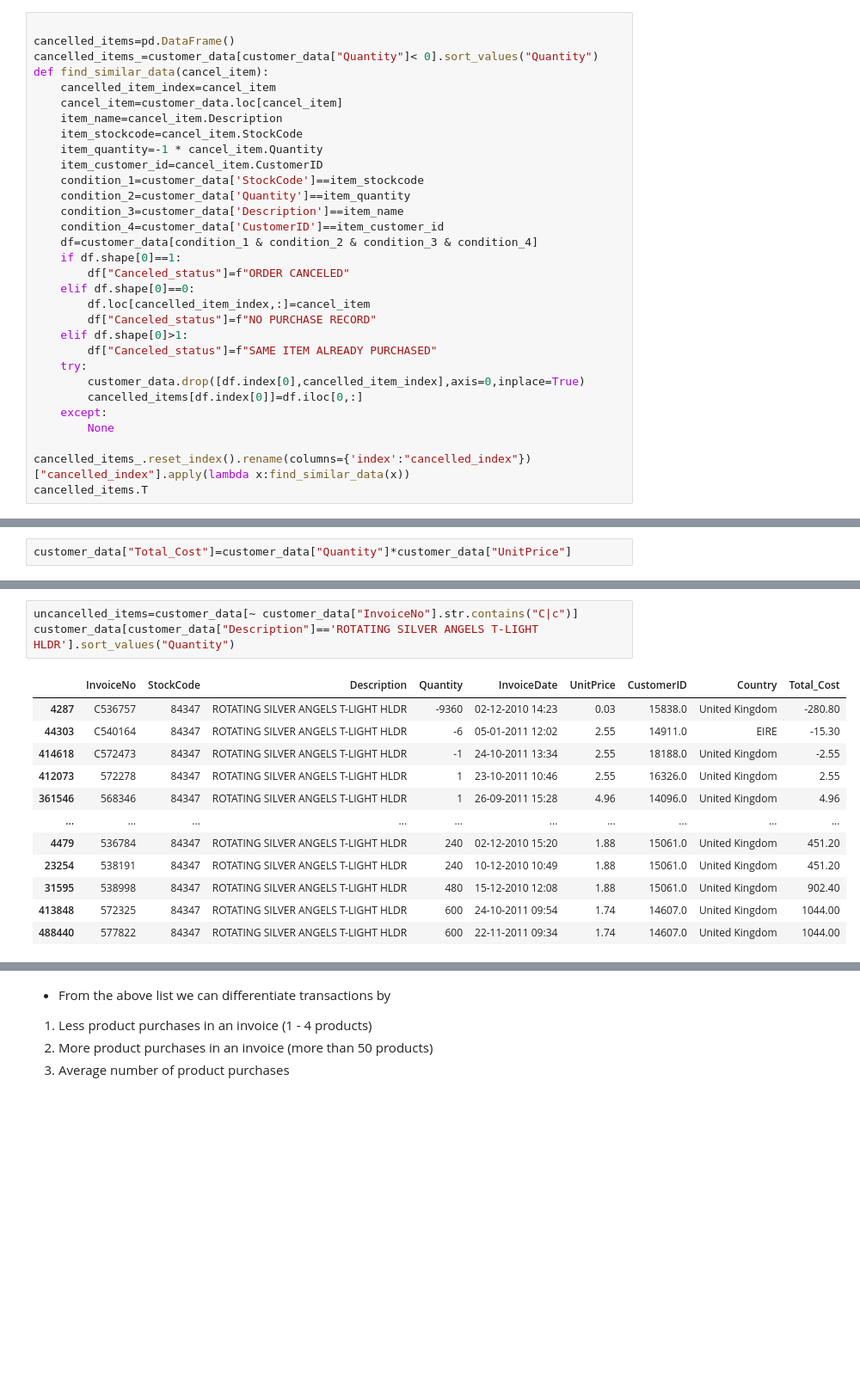
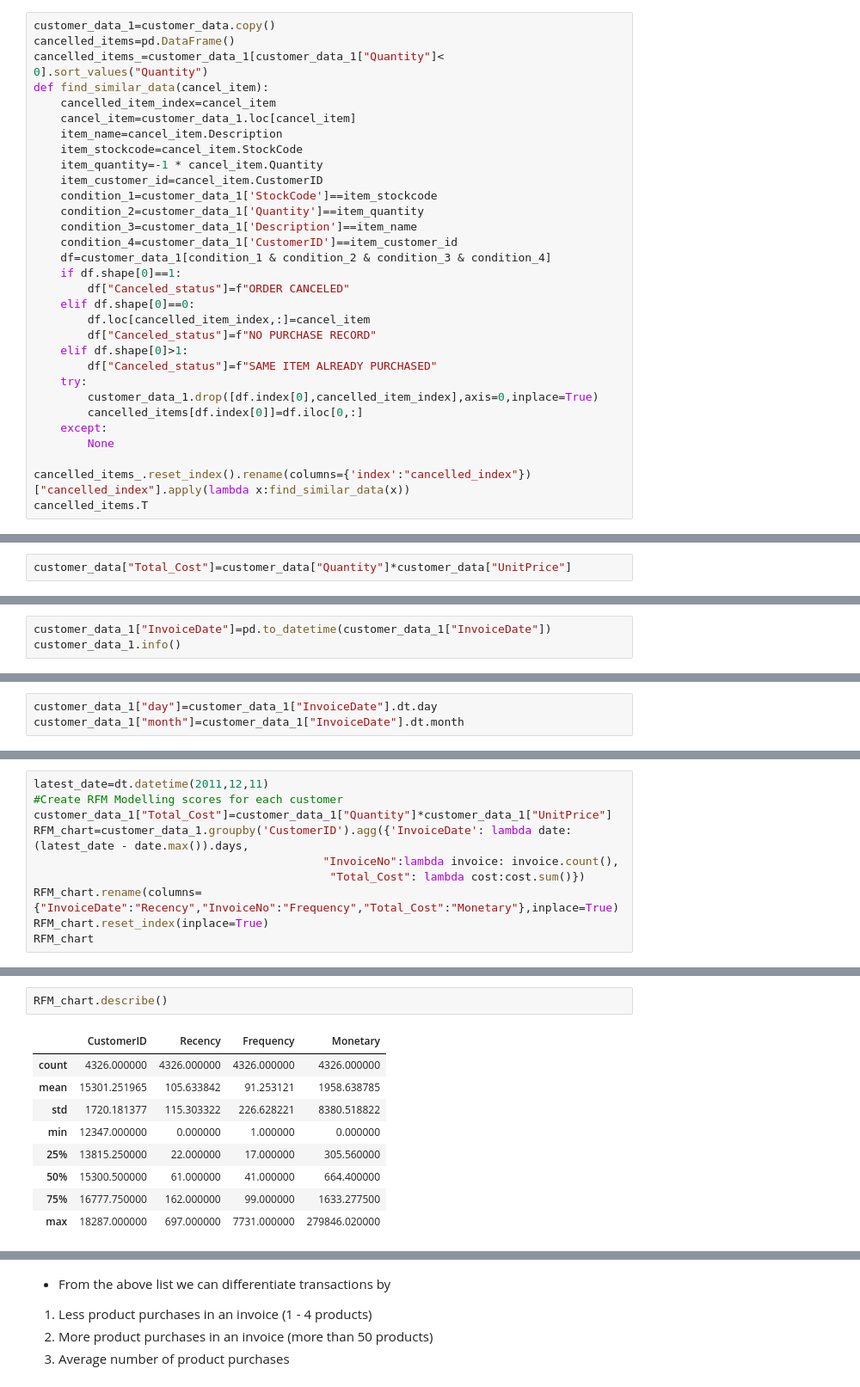
Before and after one commit to MIlanJP/Capstione-Unsupervised-Customer-Segmentation, a Jupyter notebook: Customer Segmentation.ipynb, the cells around one changed output, grey strips where cells are left out. Shown at 86% size. Drawn from its saved outputs; the diff is of its cells as text; blank space fills up the shorter version.

```diff
--- a/Customer Segmentation.ipynb
+++ b/Customer Segmentation.ipynb
@@ -170,21 +172,21 @@ sns.barplot(y=average_items_purchase_country_wise.values,x=average_items_purchas
 # %% [markdown]
 # Removing items from uncanceled list that came back for cancellation
 # %%
-
+customer_data_1=customer_data.copy()
 cancelled_items=pd.DataFrame()
-cancelled_items_=customer_data[customer_data["Quantity"]< 0].sort_values("Quantity")
+cancelled_items_=customer_data_1[customer_data_1["Quantity"]< 0].sort_values("Quantity")
 def find_similar_data(cancel_item):
     cancelled_item_index=cancel_item
-    cancel_item=customer_data.loc[cancel_item]
+    cancel_item=customer_data_1.loc[cancel_item]
     item_name=cancel_item.Description
     item_stockcode=cancel_item.StockCode
     item_quantity=-1 * cancel_item.Quantity
     item_customer_id=cancel_item.CustomerID
-    condition_1=customer_data['StockCode']==item_stockcode
-    condition_2=customer_data['Quantity']==item_quantity
-    condition_3=customer_data['Description']==item_name
-    condition_4=customer_data['CustomerID']==item_customer_id
-    df=customer_data[condition_1 & condition_2 & condition_3 & condition_4]
+    condition_1=customer_data_1['StockCode']==item_stockcode
+    condition_2=customer_data_1['Quantity']==item_quantity
+    condition_3=customer_data_1['Description']==item_name
+    condition_4=customer_data_1['CustomerID']==item_customer_id
+    df=customer_data_1[condition_1 & condition_2 & condition_3 & condition_4]
     if df.shape[0]==1:
         df["Canceled_status"]=f"ORDER CANCELED"
     elif df.shape[0]==0:
@@ -193,7 +195,7 @@ def find_similar_data(cancel_item):
     elif df.shape[0]>1:
         df["Canceled_status"]=f"SAME ITEM ALREADY PURCHASED"
     try:
-        customer_data.drop([df.index[0],cancelled_item_index],axis=0,inplace=True)
+        customer_data_1.drop([df.index[0],cancelled_item_index],axis=0,inplace=True)
         cancelled_items[df.index[0]]=df.iloc[0,:]
     except:
         None
@@ -363,0 +430,3 @@ sns.barplot(data=top_15_items_made_profit.head(15),y="Description",x="Total_Cost
+# %%
+customer_data_1["InvoiceDate"]=pd.to_datetime(customer_data_1["InvoiceDate"])
+customer_data_1.info()
@@ -363,0 +449,3 @@ sns.barplot(data=top_15_items_made_profit.head(15),y="Description",x="Total_Cost
+# %%
+customer_data_1["day"]=customer_data_1["InvoiceDate"].dt.day
+customer_data_1["month"]=customer_data_1["InvoiceDate"].dt.month
@@ -368,0 +505,10 @@ sns.boxplot(customer_data.groupby("InvoiceNo").sum()['Quantity'])
+# %%
+latest_date=dt.datetime(2011,12,11)
+#Create RFM Modelling scores for each customer
+customer_data_1["Total_Cost"]=customer_data_1["Quantity"]*customer_data_1["UnitPrice"]
+RFM_chart=customer_data_1.groupby('CustomerID').agg({'InvoiceDate': lambda date:(latest_date - date.max()).days,
+                                           "InvoiceNo":lambda invoice: invoice.count(),
+                                            "Total_Cost": lambda cost:cost.sum()})
+RFM_chart.rename(columns={"InvoiceDate":"Recency","InvoiceNo":"Frequency","Total_Cost":"Monetary"},inplace=True)
+RFM_chart.reset_index(inplace=True)
+RFM_chart
@@ -369,16 +529,12 @@ sns.boxplot(customer_data.groupby("InvoiceNo").sum()['Quantity'])
 # %%
-uncancelled_items=customer_data[~ customer_data["InvoiceNo"].str.contains("C|c")]
-customer_data[customer_data["Description"]=='ROTATING SILVER ANGELS T-LIGHT HLDR'].sort_values("Quantity")
+RFM_chart.describe()
 # %% [output]
-|  | InvoiceNo | StockCode | Description | Quantity | InvoiceDate | UnitPrice | CustomerID | Country | Total_Cost |
-| 4287 | C536757 | 84347 | ROTATING SILVER ANGELS T-LIGHT HLDR | -9360 | 02-12-2010 14:23 | 0.03 | 15838.0 | United Kingdom | -280.80 |
-| 44303 | C540164 | 84347 | ROTATING SILVER ANGELS T-LIGHT HLDR | -6 | 05-01-2011 12:02 | 2.55 | 14911.0 | EIRE | -15.30 |
-| 414618 | C572473 | 84347 | ROTATING SILVER ANGELS T-LIGHT HLDR | -1 | 24-10-2011 13:34 | 2.55 | 18188.0 | United Kingdom | -2.55 |
-| 412073 | 572278 | 84347 | ROTATING SILVER ANGELS T-LIGHT HLDR | 1 | 23-10-2011 10:46 | 2.55 | 16326.0 | United Kingdom | 2.55 |
-| 361546 | 568346 | 84347 | ROTATING SILVER ANGELS T-LIGHT HLDR | 1 | 26-09-2011 15:28 | 4.96 | 14096.0 | United Kingdom | 4.96 |
-| ... | ... | ... | ... | ... | ... | ... | ... | ... | ... |
-| 4479 | 536784 | 84347 | ROTATING SILVER ANGELS T-LIGHT HLDR | 240 | 02-12-2010 15:20 | 1.88 | 15061.0 | United Kingdom | 451.20 |
-| 23254 | 538191 | 84347 | ROTATING SILVER ANGELS T-LIGHT HLDR | 240 | 10-12-2010 10:49 | 1.88 | 15061.0 | United Kingdom | 451.20 |
-| 31595 | 538998 | 84347 | ROTATING SILVER ANGELS T-LIGHT HLDR | 480 | 15-12-2010 12:08 | 1.88 | 15061.0 | United Kingdom | 902.40 |
-| 413848 | 572325 | 84347 | ROTATING SILVER ANGELS T-LIGHT HLDR | 600 | 24-10-2011 09:54 | 1.74 | 14607.0 | United Kingdom | 1044.00 |
-| 488440 | 577822 | 84347 | ROTATING SILVER ANGELS T-LIGHT HLDR | 600 | 22-11-2011 09:34 | 1.74 | 14607.0 | United Kingdom | 1044.00 |
+|  | CustomerID | Recency | Frequency | Monetary |
+| count | 4326.000000 | 4326.000000 | 4326.000000 | 4326.000000 |
+| mean | 15301.251965 | 105.633842 | 91.253121 | 1958.638785 |
+| std | 1720.181377 | 115.303322 | 226.628221 | 8380.518822 |
+| min | 12347.000000 | 0.000000 | 1.000000 | 0.000000 |
+| 25% | 13815.250000 | 22.000000 | 17.000000 | 305.560000 |
+| 50% | 15300.500000 | 61.000000 | 41.000000 | 664.400000 |
+| 75% | 16777.750000 | 162.000000 | 99.000000 | 1633.277500 |
+| max | 18287.000000 | 697.000000 | 7731.000000 | 279846.020000 |
```
Also changed, not shown: parts of 52 cells of this notebook.
